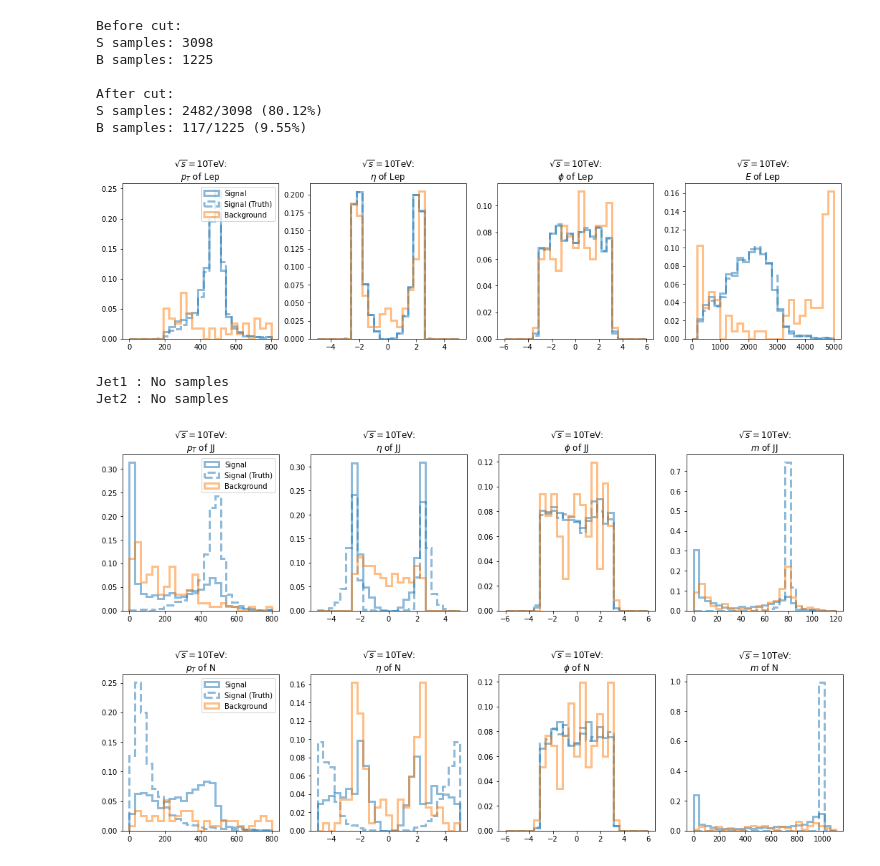
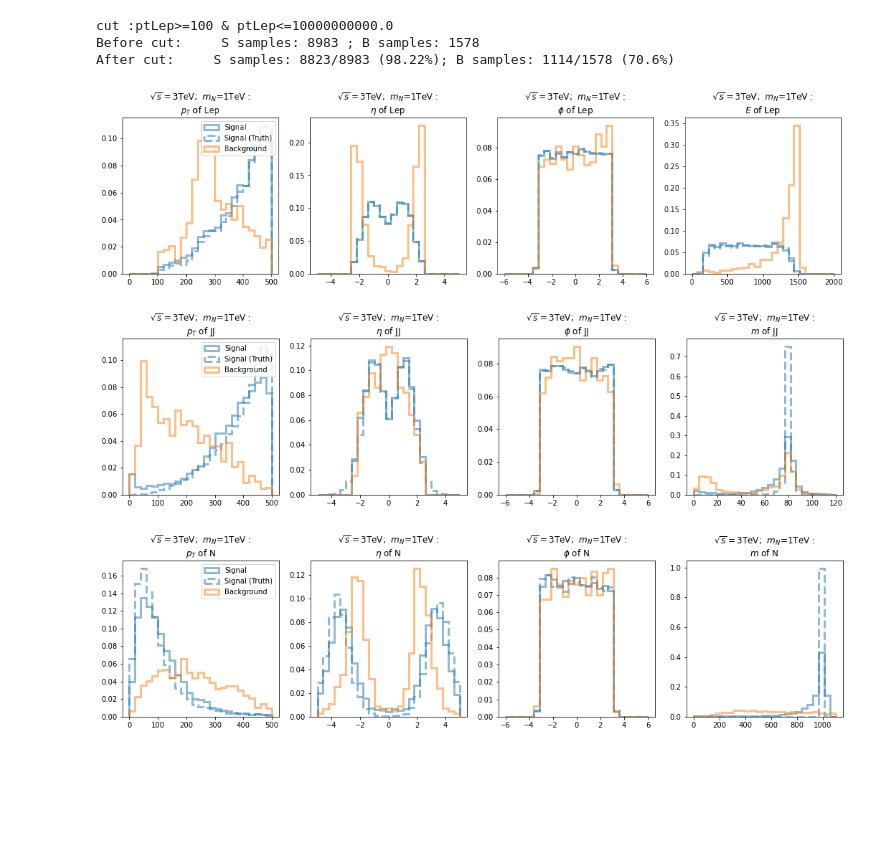
Before and after one commit to arock1/HNL_MuonCollider, a Jupyter notebook: python/Cut Flow.ipynb, the cells around one changed output. Saved outputs shown, nothing was run; the diff lists cells and outputs as text; code cells hidden in the pictures; blank space fills up the shorter version.

```diff
--- a/python/Cut Flow.ipynb
+++ b/python/Cut Flow.ipynb
@@ -7,7 +7,9 @@ import matplotlib.pyplot as plt
 import warnings
 warnings.filterwarnings("ignore")
 # %%
-cm = 10
+cm = 3
 mN1 = 1
-s_file = uproot.open(f'../features/signal_reco_E-{cm}TeV_N-{mN1}TeV.root')
+mN1_str = ''.join(str(mN1).split('.'))
+
+s_file = uproot.open(f'../features/signal_reco_E-{cm}TeV_N-{mN1_str}TeV.root')
 b_file = uproot.open(f'../features/background_reco_E-{cm}TeV.root')
@@ -40,12 +50,13 @@ def plot_pt_eta_phi_M(df, particle, cm=1, mN1=1):
     try:
         plt.figure(figsize=(18, 4))
 
-        range_ = [0,800]
+        range_ = [0,500]
+#         range_ = [0,1300]
         ax1 = plt.subplot(141)
         ax1.hist(df_s['pt'+particle], weights=[1/len(df_s)]*len(df_s), bins=25, range=range_, histtype='step', alpha=0.5, lw=3, label='Signal', color='C0');
         ax1.hist(df_s['pt'+particle+'True'], weights=[1/len(df_s)]*len(df_s), bins=25, range=range_, histtype='step', alpha=0.5, lw=3, label='Signal (Truth)', color='C0', linestyle='--');
         ax1.hist(df_b['pt'+particle], weights=[1/len(df_b)]*len(df_b), bins=25, range=range_, histtype='step', alpha=0.5, lw=3, label='Background', color='C1');
-        ax1.set_title(r'$\sqrt{s}=$'+str(cm)+'TeV'+':\n'+
+        ax1.set_title(r'$\sqrt{s}=$'+str(cm)+'TeV'+';  $m_N$='+str(mN1)+'TeV :\n'+
                       r'$p_T$ of '+particle)
 
         range_ = [-5,5]
@@ -53,7 +64,7 @@ def plot_pt_eta_phi_M(df, particle, cm=1, mN1=1):
         ax2.hist(df_s['eta'+particle], weights=[1/len(df_s)]*len(df_s), bins=25, range=range_, histtype='step', alpha=0.5, lw=3, label='Signal', color='C0');
         ax2.hist(df_s['eta'+particle+'True'], weights=[1/len(df_s)]*len(df_s), bins=25, range=range_, histtype='step', alpha=0.5, lw=3, label='Signal (Truth)', color='C0', linestyle='--');
         ax2.hist(df_b['eta'+particle], weights=[1/len(df_b)]*len(df_b), bins=25, range=range_, histtype='step', alpha=0.5, lw=3, label='Background', color='C1');
-        ax2.set_title(r'$\sqrt{s}=$'+str(cm)+'TeV'+':\n'+
+        ax2.set_title(r'$\sqrt{s}=$'+str(cm)+'TeV'+';  $m_N$='+str(mN1)+'TeV :\n'+
                       r'$\eta$ of '+particle)
 
         range_ = [-6,6]
@@ -61,7 +72,7 @@ def plot_pt_eta_phi_M(df, particle, cm=1, mN1=1):
         ax3.hist(df_s['phi'+particle], weights=[1/len(df_s)]*len(df_s), bins=25, range=range_, histtype='step', alpha=0.5, lw=3, label='Signal', color='C0');
         ax3.hist(df_s['phi'+particle+'True'], weights=[1/len(df_s)]*len(df_s), bins=25, range=range_, histtype='step', alpha=0.5, lw=3, label='Signal (Truth)', color='C0', linestyle='--');
         ax3.hist(df_b['phi'+particle], weights=[1/len(df_b)]*len(df_b), bins=25, range=range_, histtype='step', alpha=0.5, lw=3, label='Background', color='C1');
-        ax3.set_title(r'$\sqrt{s}=$'+str(cm)+'TeV'+':\n'+
+        ax3.set_title(r'$\sqrt{s}=$'+str(cm)+'TeV'+';  $m_N$='+str(mN1)+'TeV :\n'+
                       r'$\phi$ of '+particle)
 
 
@@ -74,9 +85,10 @@ def plot_pt_eta_phi_M(df, particle, cm=1, mN1=1):
             col = 'm'
         else:
             if cm == 10:
-                range_ = [0, 5000]
+                range_ = [0, 6000]
             elif cm == 3:
                 range_ = [0,2000]
+#                 range_ = [0,100]
             col = 'E'
 
         ax4 = plt.subplot(144)
@@ -84,7 +96,7 @@ def plot_pt_eta_phi_M(df, particle, cm=1, mN1=1):
         ax4.hist(df_s[col+particle], weights=[1/len(df_s)]*len(df_s), bins=25, range=range_, histtype='step', alpha=0.5, lw=3, label='Signal', color='C0');
         ax4.hist(df_s[col+particle+'True'], weights=[1/len(df_s)]*len(df_s), bins=25, range=range_, histtype='step', alpha=0.5, lw=3, label='Signal (Truth)', color='C0', linestyle='--');
         ax4.hist(df_b[col+particle], weights=[1/len(df_b)]*len(df_b), bins=25, range=range_, histtype='step', alpha=0.5, lw=3, label='Background', color='C1');
-        ax4.set_title(r'$\sqrt{s}=$'+str(cm)+'TeV'+':\n'+
+        ax4.set_title(r'$\sqrt{s}=$'+str(cm)+'TeV'+';  $m_N$='+str(mN1)+'TeV :\n'+
                       f'${col}$ of '+particle)
 
 
@@ -97,8 +109,8 @@ def plot_pt_eta_phi_M(df, particle, cm=1, mN1=1):
 # %%
 def plot_them(df):
     plot_pt_eta_phi_M(df, 'Lep', cm, mN1)
-    plot_pt_eta_phi_M(df, 'Jet1', cm, mN1)
-    plot_pt_eta_phi_M(df, 'Jet2', cm, mN1)
+#     plot_pt_eta_phi_M(df, 'Jet1', cm, mN1)
+#     plot_pt_eta_phi_M(df, 'Jet2', cm, mN1)
     plot_pt_eta_phi_M(df, 'JJ', cm, mN1)
     plot_pt_eta_phi_M(df, 'N', cm, mN1)
 # %%
@@ -112,36 +122,36 @@ Jet2 : No samples
 # %%
 def cut_flow(df, col, upper=1e10, lower=-1e10, plot=False):
-    print('Before cut:')
+    print(f"cut :{col}>={lower} & {col}<={upper}")
+
     s_before = len(df[df.target==1])
     b_before = len(df[df.target!=1])
-    print('S samples:', s_before)
-    print('B samples:', b_before)
+    print('Before cut:\tS samples:', s_before, '; B samples:', b_before)
 
     df = df[df[col] <= upper]
     df = df[df[col] >= lower]
     s_after = len(df[df.target==1])
     b_after = len(df[df.target!=1])
-    print('\nAfter cut:')
-    print(f'S samples: {s_after}/{s_before} ({round(100*(s_after/s_before),2)}%)')
-    print(f'B samples: {b_after}/{b_before} ({round(100*(b_after/b_before),2)}%)')
+    print(f'After cut: \
+    S samples: {s_after}/{s_before} ({round(100*(s_after/s_before),2)}%); B samples: {b_after}/{b_before} ({round(100*(b_after/b_before),2)}%)')
 
     if plot:
         plot_them(df)
 
     return df
 # %%
-df = cut_flow(df_o, 'ptLep', lower=200, plot=True)
+df = cut_flow(df_o, 'ptLep', lower=100, plot=True)
+
+# df = cut_flow(df_o, 'ptLep', lower=50, plot=True)
+
+# df = cut_flow(df_o, 'ptLep', upper=200, plot=True)
+
+
+# df = cut_flow(df_o, 'ptLep', lower=500, plot=True)
 # %% [output]
-Before cut:
-S samples: 3098
-B samples: 1225
-
-After cut:
-S samples: 2482/3098 (80.12%)
-B samples: 117/1225 (9.55%)
+cut :ptLep>=100 & ptLep<=10000000000.0
+Before cut:     S samples: 8983 ; B samples: 1578
+After cut:     S samples: 8823/8983 (98.22%); B samples: 1114/1578 (70.6%)
-[figure, old version]
+[figure, new version]
-Jet1 : No samples
-Jet2 : No samples
-[figure, old version]
+[figure, new version]
-[figure, old version]
+[figure, new version]
 # %%
```
Also changed, not shown: parts of 14 cells of this notebook.
